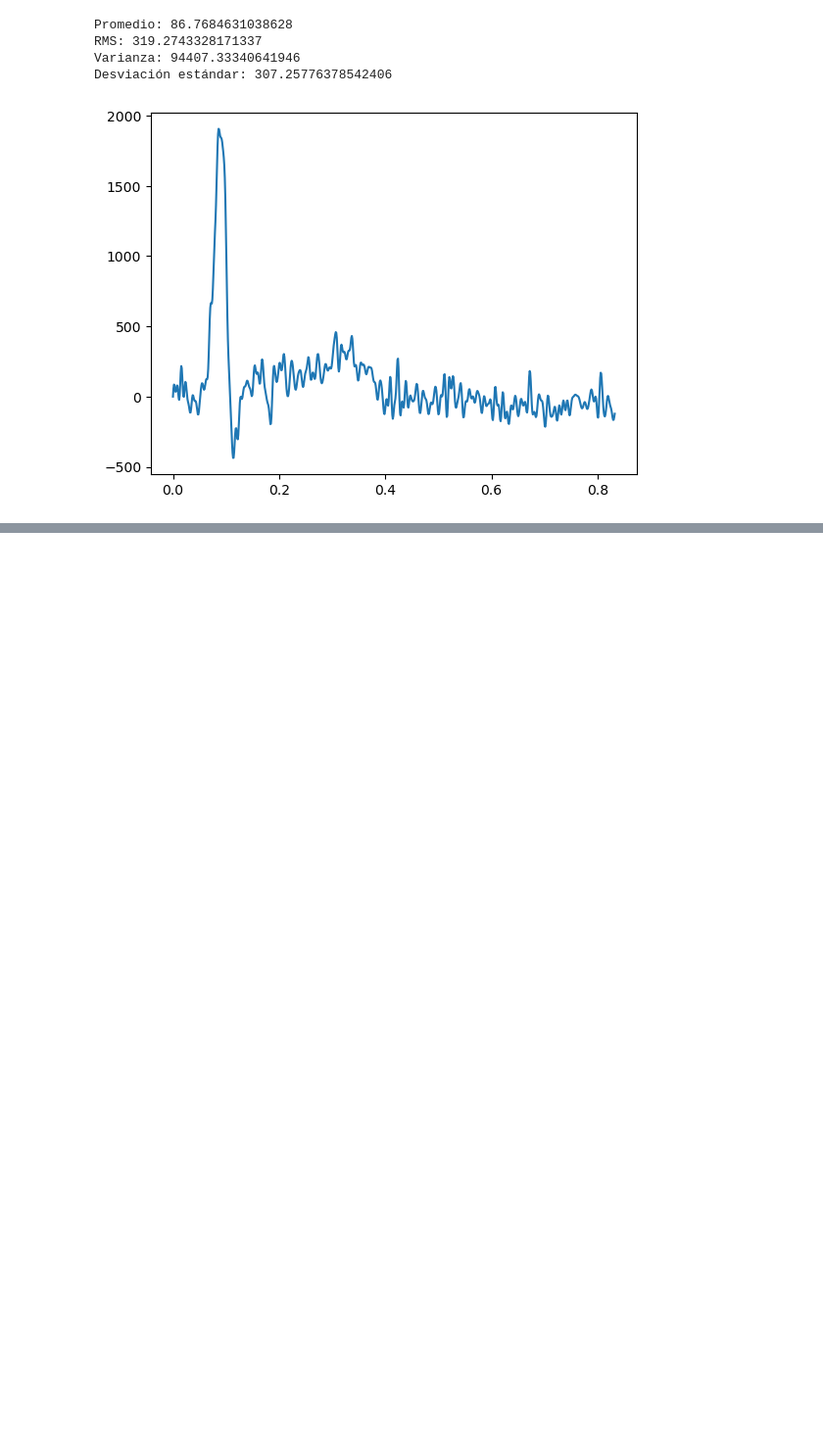
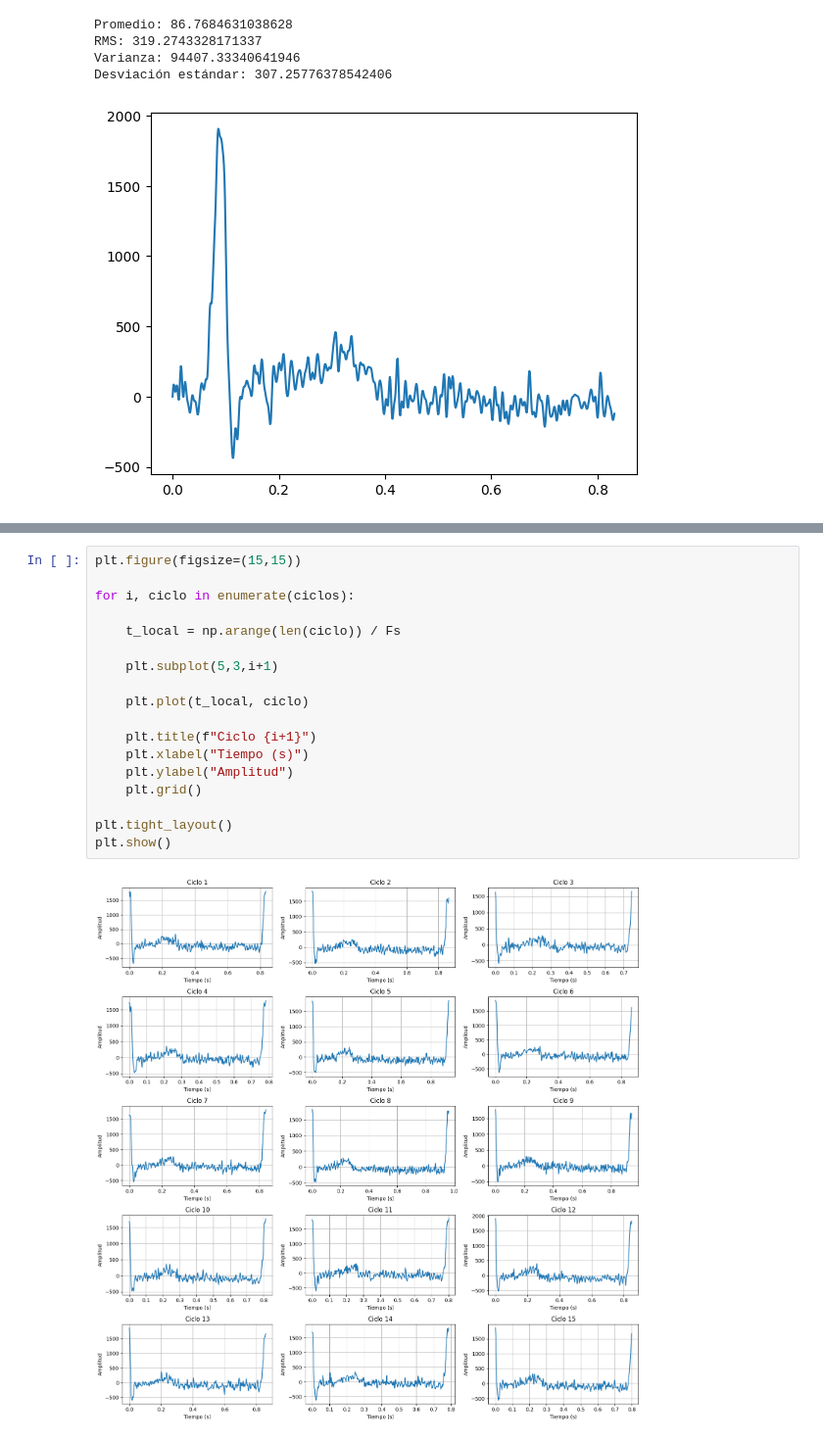
Before and after one commit to Victoriapn/Lab_Biose-ales, a Jupyter notebook: Practica 2/PARTE1.ipynb, the cells around one changed output, grey strips where cells are left out. Shown at 98% size. Saved outputs shown, nothing was run; the diff lists cells and outputs as text; blank space fills up the shorter version.

Commit message:
Parte 1 Ciclos

```diff
--- a/Practica 2/PARTE1.ipynb
+++ b/Practica 2/PARTE1.ipynb
@@ -86,0 +154,20 @@ Desviación estándar: 307.25776378542406
+# %%
+plt.figure(figsize=(15,15))
+
+for i, ciclo in enumerate(ciclos):
+
+    t_local = np.arange(len(ciclo)) / Fs
+
+    plt.subplot(5,3,i+1)
+
+    plt.plot(t_local, ciclo)
+
+    plt.title(f"Ciclo {i+1}")
+    plt.xlabel("Tiempo (s)")
+    plt.ylabel("Amplitud")
+    plt.grid()
+
+plt.tight_layout()
+plt.show()
+# %% [output]
+[figure, added]
```
Also changed, not shown: parts of 14 cells of this notebook.
